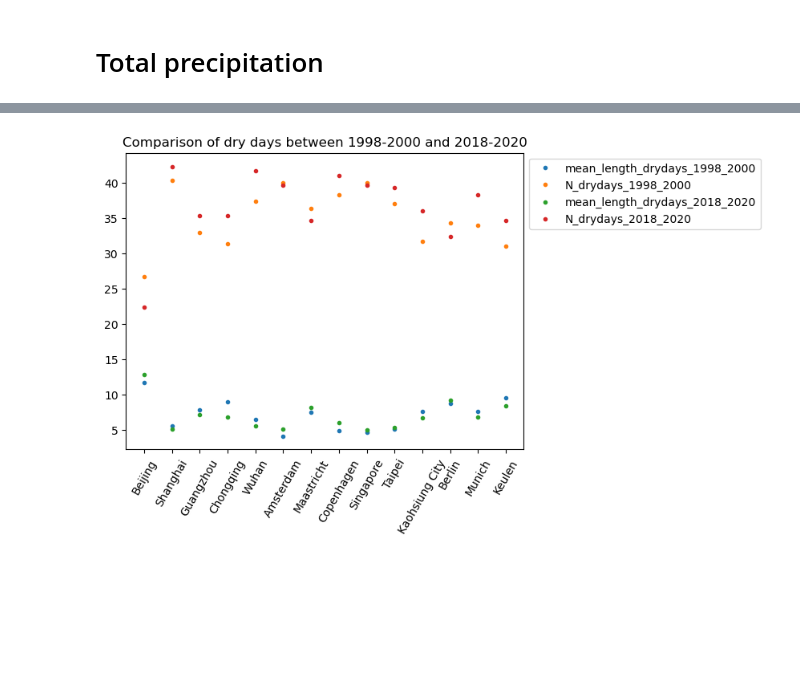
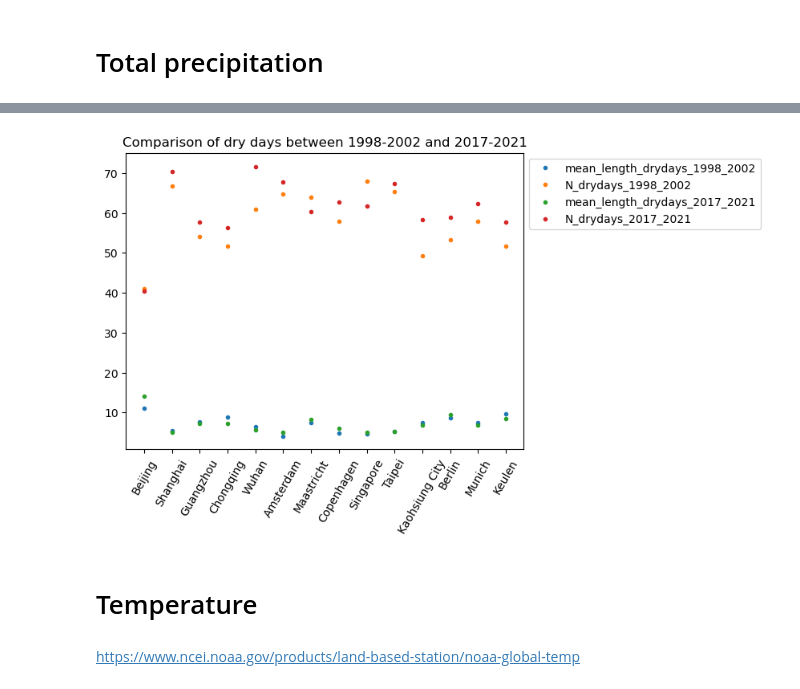
Before and after one commit to Daafip/west-meets-east, a Jupyter notebook: Read_nc_Files.ipynb, the cells around one changed output, grey strips where cells are left out. Drawn from its saved outputs; the diff is of its cells as text; code cells hidden in the pictures; blank space fills up the shorter version.

```diff
--- a/Read_nc_Files.ipynb
+++ b/Read_nc_Files.ipynb
@@ -40,7 +40,7 @@ if run:
     ds = xr.open_mfdataset(files)
     ds.to_netcdf(os.path.join(main_path,"combined_ds.nc"))
 # %%
-ds = xr.open_mfdataset(os.path.join(main_path,"combined_ds.nc"))
+ds = xr.open_mfdataset(os.path.join(main_path,"combined_ds_1998-2021.nc")).load()
 # %%
 ds
 # %% [output]
@@ -306,6 +302,6 @@ plt.title("Comparison of mean precipitation between 1998-2000 and 2018-2020")
 # %%
 df_lst_drydays = []
-for col in df_P_rolling.columns:
+for col in df_P_per_city.columns:
     df_P_rolling = df_P_per_city.copy()
     # How often is it dry for more than one day
     df_dry_days = df_P_rolling[df_P_rolling[col] <= 1].copy()
@@ -321,10 +317,10 @@ for col in df_P_rolling.columns:
     consecutive_days_dry = df_dry_days.dropna()
     # plt.plot(consecutive_days_dry.index,consecutive_days_dry[f'{col}_dry_days'].values,marker='+',lw=0)
     # plt.title("Amount of consecutive days with no rainfall (<1mm)")
-    data = [[col, consecutive_days_dry.loc["1998":"2000",f'{col}_dry_days'].mean(axis=0), len(consecutive_days_dry.loc["1998":"2000",f'{col}_dry_days'])/3,
-            consecutive_days_dry.loc["2018":"2020",f'{col}_dry_days'].mean(axis=0), len(consecutive_days_dry.loc["2018":"2020",f'{col}_dry_days'])/3]]
+    data = [[col, consecutive_days_dry.loc["1998":"2000",f'{col}_dry_days'].mean(axis=0), len(consecutive_days_dry.loc["1998":"2002",f'{col}_dry_days'])/3,
+            consecutive_days_dry.loc["2018":"2020",f'{col}_dry_days'].mean(axis=0), len(consecutive_days_dry.loc["2017":"2021",f'{col}_dry_days'])/3]]
 
-    df = pd.DataFrame(data=data, columns=["city","mean_length_drydays_1998_2000",'N_drydays_1998_2000',"mean_length_drydays_2018_2020","N_drydays_2018_2020"])
+    df = pd.DataFrame(data=data, columns=["city","mean_length_drydays_1998_2002",'N_drydays_1998_2002',"mean_length_drydays_2017_2021","N_drydays_2017_2021"])
     df_lst_drydays.append(df)
 
 dry_days_per_city = pd.concat(df_lst_drydays)
@@ -332,10 +328,14 @@ dry_days_per_city.reset_index(drop=True,inplace=True)
 # %%
 ax = dry_days_per_city.plot(marker=".",lw=0)
 ax.legend(bbox_to_anchor=(1,1))
 ax.set_xticks(dry_days_per_city.index, dry_days_per_city.city,rotation=60)
-plt.title("Comparison of dry days between 1998-2000 and 2018-2020");
+plt.title("Comparison of dry days between 1998-2002 and 2017-2021");
 # %% [output]
-[figure, old version]
+[figure, new version]
 # %%
 df_out = pd.concat([mean_p_per_city, dry_days_per_city.set_index('city',drop=True)],axis=1)
 df_out.to_excel("analysis results.xlsx")
+# %% [markdown]
+# Temperature
+# %% [markdown]
+https://www.ncei.noaa.gov/products/land-based-station/noaa-global-temp
```
Also changed, not shown: parts of 12 cells of this notebook, 2 other files.
